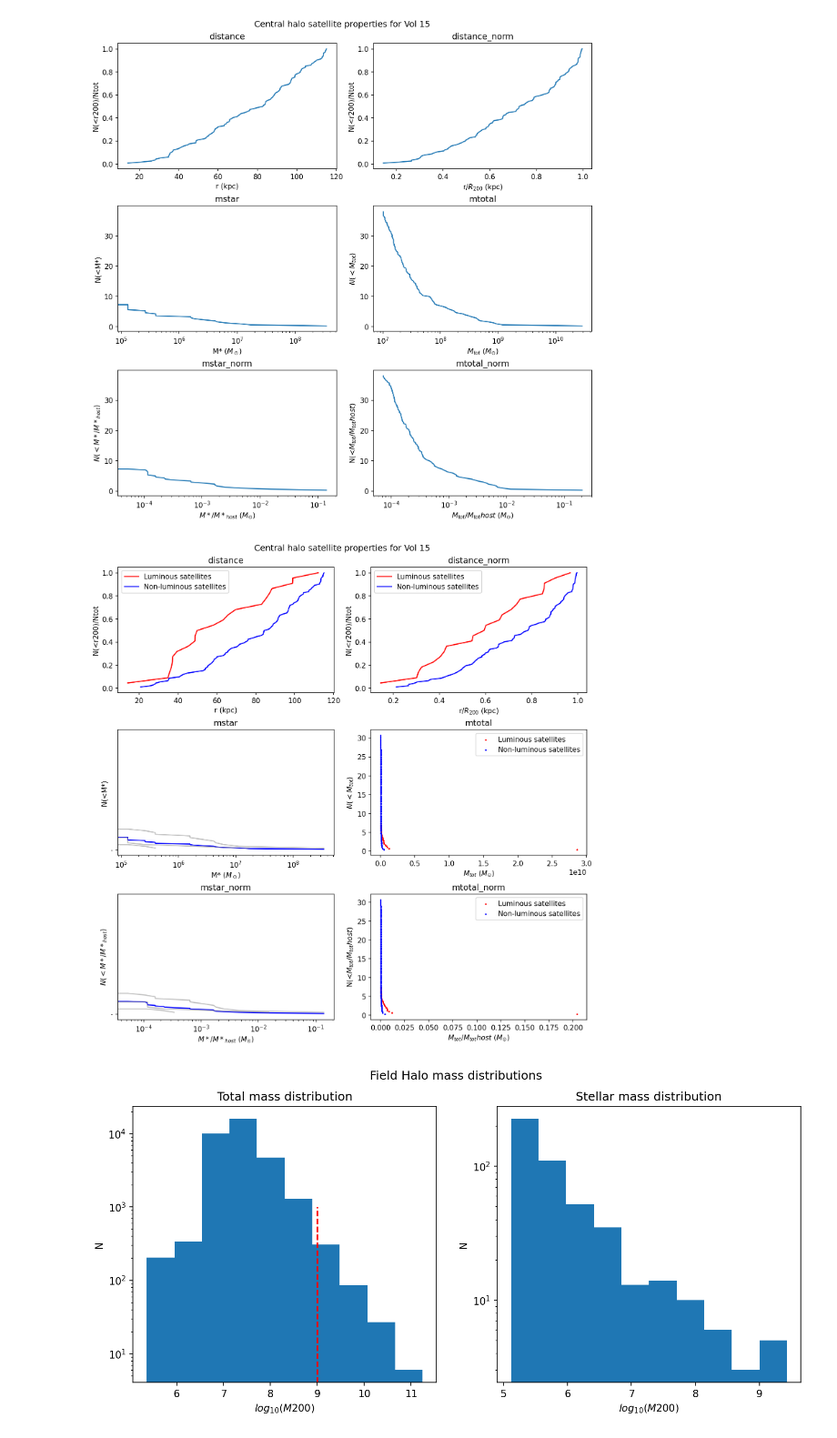
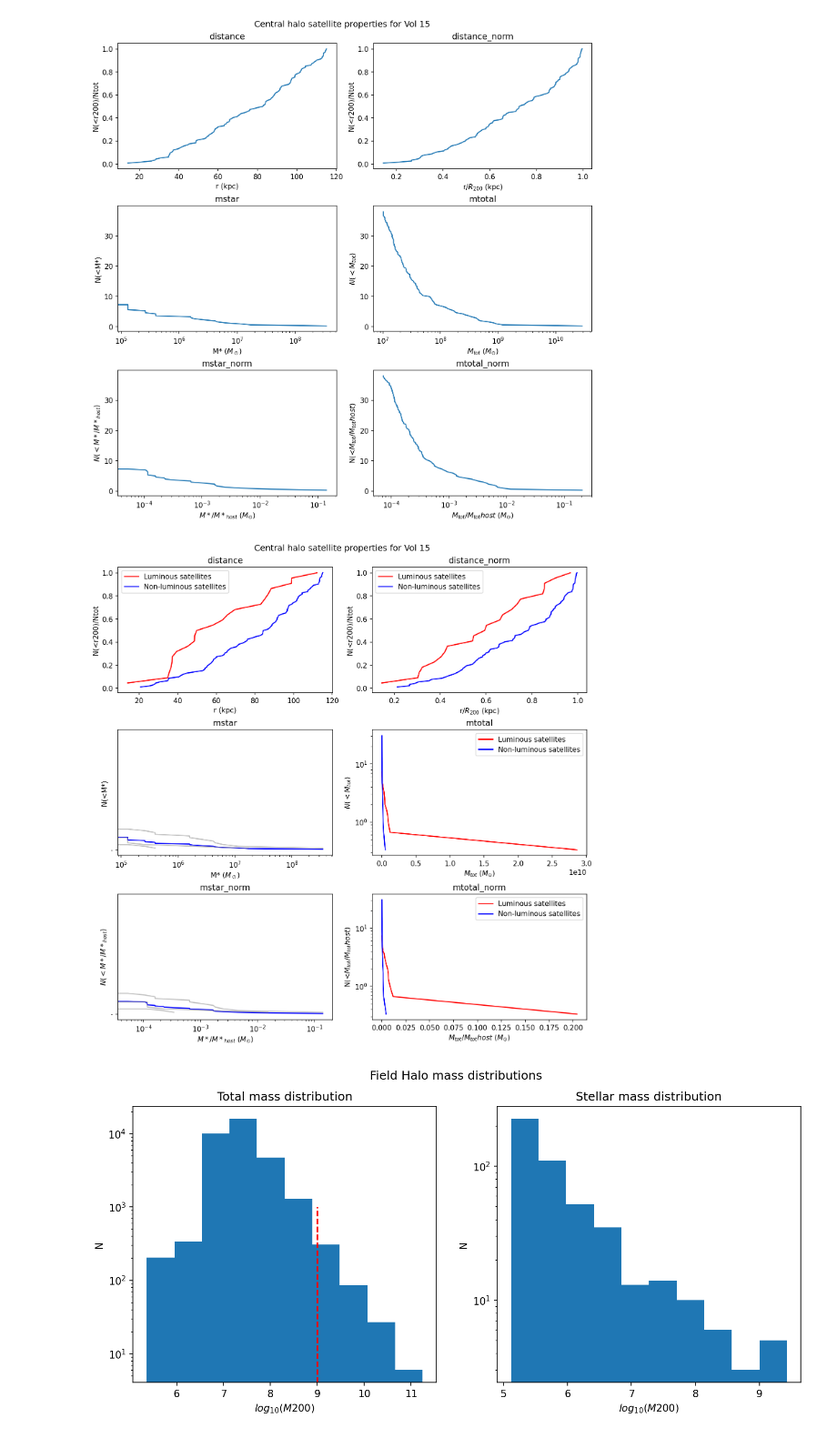
Before and after one commit to PK0207/scripts_by_me, a Jupyter notebook: cosmo_simulations/sim_rework.ipynb, the cells around one changed output. Shown at 91% size. Drawn from its saved outputs; the diff is of its cells as text; code cells hidden in the pictures.

```diff
--- a/cosmo_simulations/sim_rework.ipynb
+++ b/cosmo_simulations/sim_rework.ipynb
@@ -545,8 +545,8 @@ for j, key in enumerate(list(arrays.keys())):
         nonzero_y_values = np.arange(1, len(nonzero_x_values)+1)/len(central_df)
         zero_y_values = np.arange(1, len(zero_x_values)+1)/len(central_df)
         # Plot the values with a label for the host index
-        ax_flat[j].scatter(nonzero_x_values, nonzero_y_values, c='r', s=2, label='Luminous satellites')
-        ax_flat[j].scatter(zero_x_values, zero_y_values, c='b', s=2, label='Non-luminous satellites')
+        ax_flat[j].plot(nonzero_x_values, nonzero_y_values, c='r', label='Luminous satellites')
+        ax_flat[j].plot(zero_x_values, zero_y_values, c='b', label='Non-luminous satellites')
         ax_flat[j].set_title(key)
         ax_flat[j].legend()
 
@@ -561,36 +561,36 @@ for j, key in enumerate(list(arrays.keys())):
         #Add the individual host plots:
         for array in arrays[key]:
             x_values = sorted(array, reverse=True)
             y_values = np.arange(1, len(x_values)+1)
             ax_flat[j].plot(x_values, y_values, alpha=0.5, c='gray')
 
 ax_flat[0].set_xlabel('r (kpc)')
 ax_flat[0].set_ylabel('N(<r200)/Ntot')
 
 ax_flat[1].set_xlabel(r'r/$R_{200}$ (kpc)')
 ax_flat[1].set_ylabel('N(<r200)/Ntot')
 
 ax_flat[2].set_xlabel(r'M* ($M_\odot$)')
 ax_flat[2].set_ylabel('N(<M*)')
 #ax_flat[2].set_yscale('log')
 
 ax_flat[3].set_xlabel(r'$M_{tot}$ ($M_{\odot}$)')
 ax_flat[3].set_ylabel('$N(<M_{tot})$')
-#ax_flat[3].set_yscale('log')
+ax_flat[3].set_yscale('log')
 
 ax_flat[4].set_xlabel(r'$M*/M*_{host}$ ($M_{\odot}$)')
 ax_flat[4].set_ylabel('$N(<M*/M*_{host})$')
 #ax_flat[4].set_yscale('log')
 
 ax_flat[5].set_xlabel(r'$M_{tot}/M_{tot} host$ ($M_{\odot}$)')
 ax_flat[5].set_ylabel(r'N(<$M_{tot}/M_{tot} host$)')
-#ax_flat[5].set_yscale('log')
+ax_flat[5].set_yscale('log')
 
 fig.suptitle('Central halo satellite properties for Vol 15')
 
 plt.show()
 # %% [output]
-[figure, old version]
+[figure, new version]
 # %%
 vol15_plotsim.plotFieldHaloMassDist()
 vol15_plotsim.plotStellarMassHaloMass_all()
```
Also changed, not shown: parts of 3 cells of this notebook.
